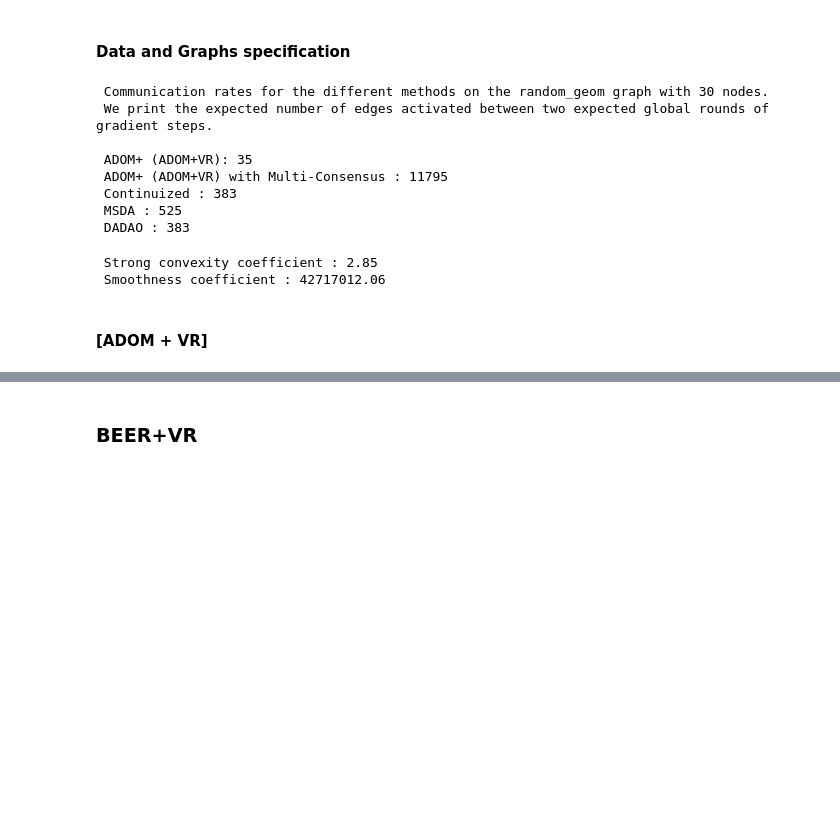
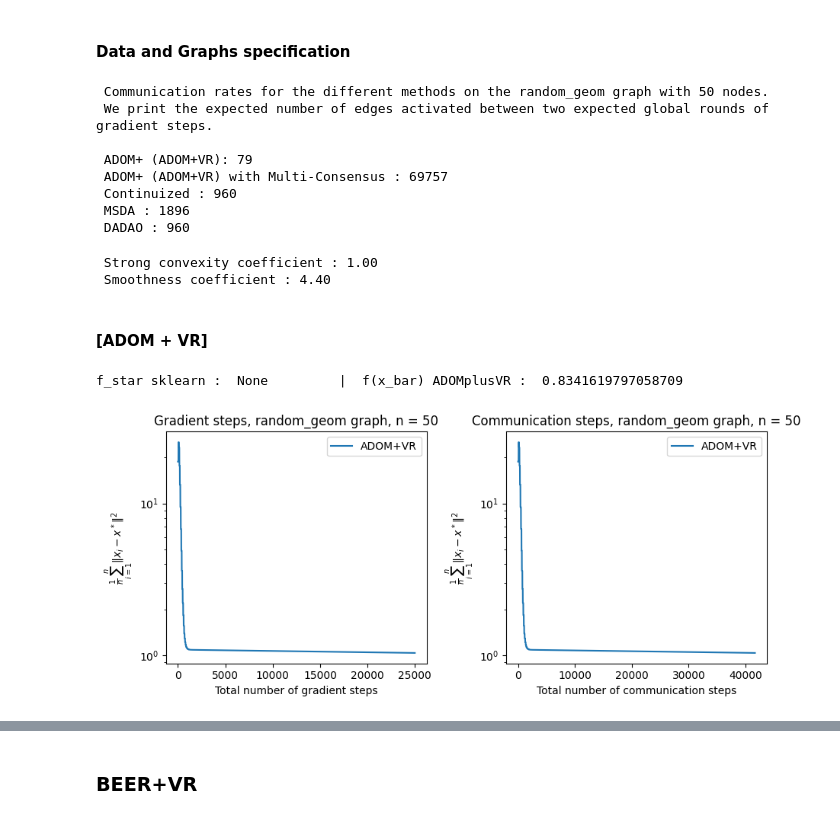
Before and after one commit to jffDev/adom_plus_vr, a Jupyter notebook: Examples.ipynb, the cells around one changed output, grey strips where cells are left out. Cells and saved outputs as stored; diff of their text form; code cells hidden in the pictures; blank space fills up the shorter version.

```diff
--- a/Examples.ipynb
+++ b/Examples.ipynb
@@ -78,7 +78,7 @@ warnings.filterwarnings('ignore')
 #### Data and Graphs specification
 # %%
 # Variables for the graphs
-n_workers = 30
+n_workers = 50
 radius = 0.15
 id_graph_type = 6
 
@@ -89,14 +89,14 @@ list_G, list_W, list_L_norm, chi_1_star, chi_2_star, chi_star = create_K_graphs(
 # display the several communication rates
 print_communication_rates_fixed_topology(list_G, list_L_norm, chi_1_star, chi_2_star, chi_star, graph_type)
 # %% [output]
- Communication rates for the different methods on the random_geom graph with 30 nodes.
+ Communication rates for the different methods on the random_geom graph with 50 nodes.
  We print the expected number of edges activated between two expected global rounds of gradient steps.
 
- ADOM+ (ADOM+VR): 35
- ADOM+ (ADOM+VR) with Multi-Consensus : 11795
- Continuized : 383
- MSDA : 525
- DADAO : 383
+ ADOM+ (ADOM+VR): 79
+ ADOM+ (ADOM+VR) with Multi-Consensus : 69757
+ Continuized : 960
+ MSDA : 1896
+ DADAO : 960
 # %%
 import data
 import importlib
@@ -110,13 +110,19 @@ from data import create_data
 # Variables for the datasets and task considered
 n_samples = 100 * n_workers
 
-classification = False
-# dataset_name = "cpusmall.txt" #12
-dataset_name = "cadata.txt"   #8
+# classification = True
+# # dataset_name = "cpusmall.txt" #12
+# # dataset_name = "cadata.txt"   #8
 # dataset_name = "a9a.txt"      #123
-dim = 8
+# dim = 123
+#
+# data, labels = create_data(n_samples, dim, n_workers, classification, dataset_name)
 
-data, labels = create_data(n_samples, dim, n_workers, classification, dataset_name)
+
+
+dim=15
+classification = True
+data, labels = create_sample_data(n_samples, dim, n_workers, classification)
 
 # Regularity constants
 mu, L = compute_regularity_constants(data, classification)
@@ -125,21 +131,24 @@ print(" Strong convexity coefficient : %.2f \n Smoothness coefficient : %.2f"%(m
 # Initialize the arguments
 args = Args_for_main(None, data, labels, classification, mu, L, dim, n_workers, chi_star, chi_1_star, chi_2_star, None, None, None, list_G, list_W, graph_type, steps=300)
 # %% [output]
- Strong convexity coefficient : 2.85
- Smoothness coefficient : 42717012.06
+ Strong convexity coefficient : 1.00
+ Smoothness coefficient : 4.40
 # %% [markdown]
 #### [ADOM + VR]
 # %%
 import main
 import importlib
 importlib.reload(main)
 
 args.optimizer_name = "ADOMplusVR"
 args.use_multi_consensus = False
-args.steps = 200
+args.steps = 500
 
 opt_adom_vr, grad_loss_adom_vr, com_loss_adom_vr = main.main(args)
 plot_losses(grad_loss_adom_vr, com_loss_adom_vr, 'ADOM+VR', graph_type, n_workers)
+# %% [output]
+f_star sklearn :  None         |  f(x_bar) ADOMplusVR :  0.8341619797058709
+[figure, added]
 # %%
 args.optimizer_name = "ADOMplus"
 args.use_multi_consensus = False
```
Also changed, not shown: parts of 8 cells of this notebook, 4 other files.
